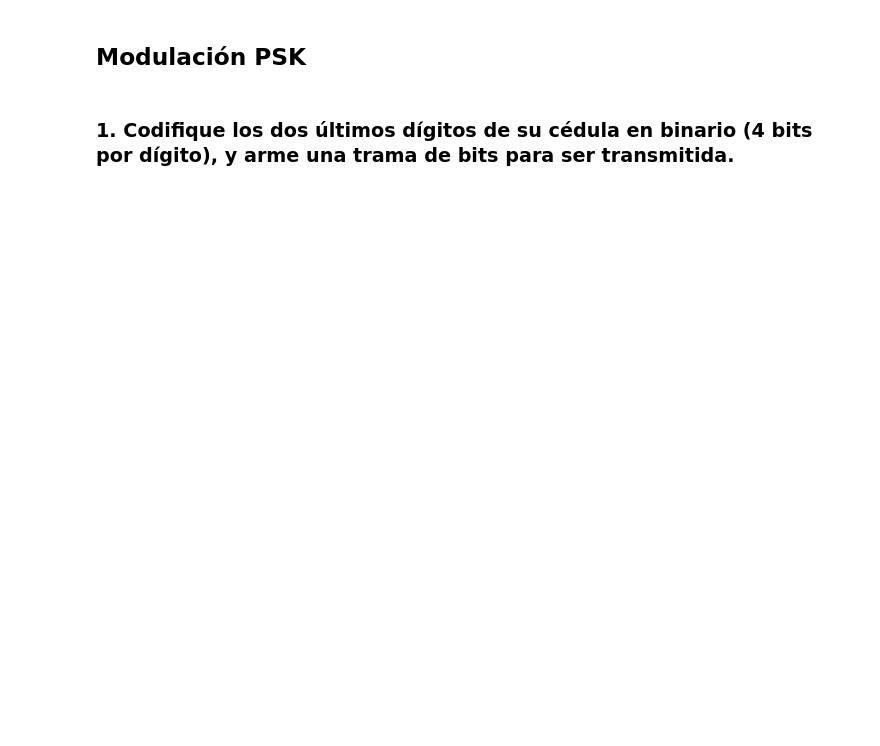
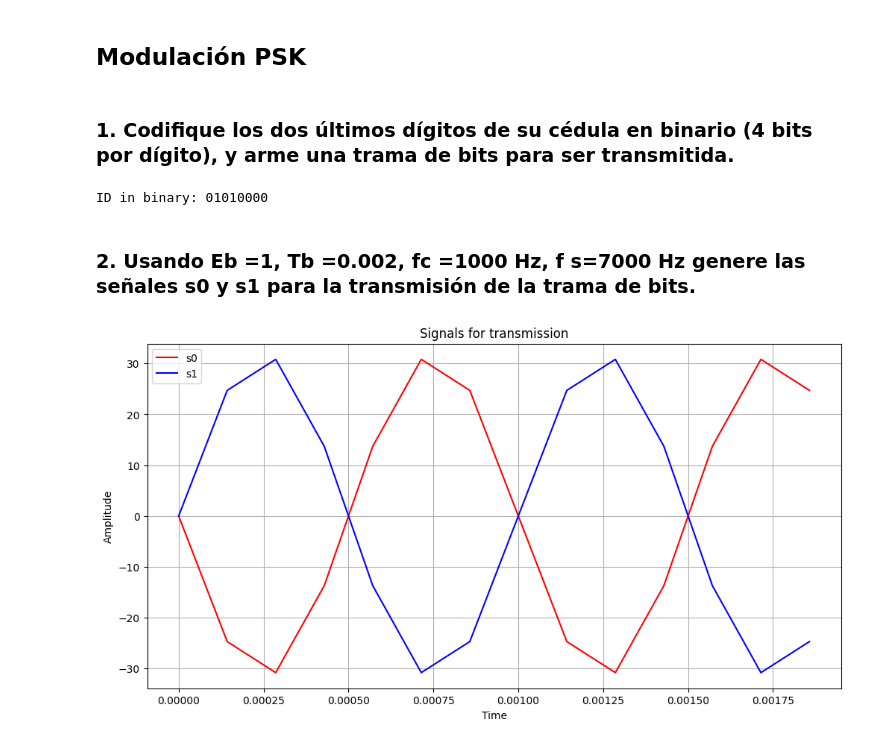
Before and after one commit to Cristian-David-Araujo/Digital_Signal_Processing, a Jupyter notebook: P7/main.ipynb, the cells around one changed output. Cells and saved outputs as stored; diff of their text form; code cells hidden in the pictures; blank space fills up the shorter version.

```diff
--- a/P7/main.ipynb
+++ b/P7/main.ipynb
@@ -119,3 +143,47 @@ plt.show()
 ### 1. Codifique los dos últimos dígitos de su cédula en binario (4 bits por dígito), y arme una trama de bits para ser transmitida.
 # %%
 ### 1. Codifique los dos últimos dígitos de su cédula en binario (4 bits por dígito), y arme una trama de bits para ser transmitida.
+
+#Number to be converted to binary of 4 bits
+def num2bin(num):
+    return format(num, '04b')
+
+#Last two digits of the ID
+ID = 50
+ID_bin = ''.join([num2bin(int(d)) for d in str(ID)])
+
+print('ID in binary:', ID_bin)
+# %% [output]
+ID in binary: 01010000
+# %% [markdown]
+### 2. Usando Eb =1, Tb =0.002, fc =1000 Hz, f s=7000 Hz genere las señales s0 y s1 para la transmisión de la trama de bits.
+# %%
+### 2. Usando Eb =1, Tb =0.002, fc =1000 Hz, f s=7000 Hz genere las señales s0 y s1 para la transmisión de la trama de bits.
+
+#Constants for the signal
+Eb = 1 #Energy per bit [J]
+Tb = 0.002 #Bit period [s]
+fc = 1000 #Carrier frequency [Hz]
+fs = 7000 #Sampling frequency [Hz]
+
+#Time vector for the signal
+t = np.arange(0, Tb, 1/fs)
+
+#Signal for 0
+s0 = -np.sqrt(2*Eb/Tb) * np.sin(2*np.pi*fc*t)
+
+#Signal for 1
+s1 = np.sqrt(2*Eb/Tb) * np.sin(2*np.pi*fc*t)
+
+#Graph of the signals
+plt.figure(figsize=(12, 6))
+plt.plot(t, s0, label='s0', color='red')
+plt.plot(t, s1, label='s1', color='blue')
+plt.title('Signals for transmission')
+plt.xlabel('Time')
+plt.ylabel('Amplitude')
+plt.legend()
+plt.grid()
+plt.show()
+# %% [output]
+[figure, added]
```
Also changed, not shown: parts of 19 cells of this notebook, 10 other files.
